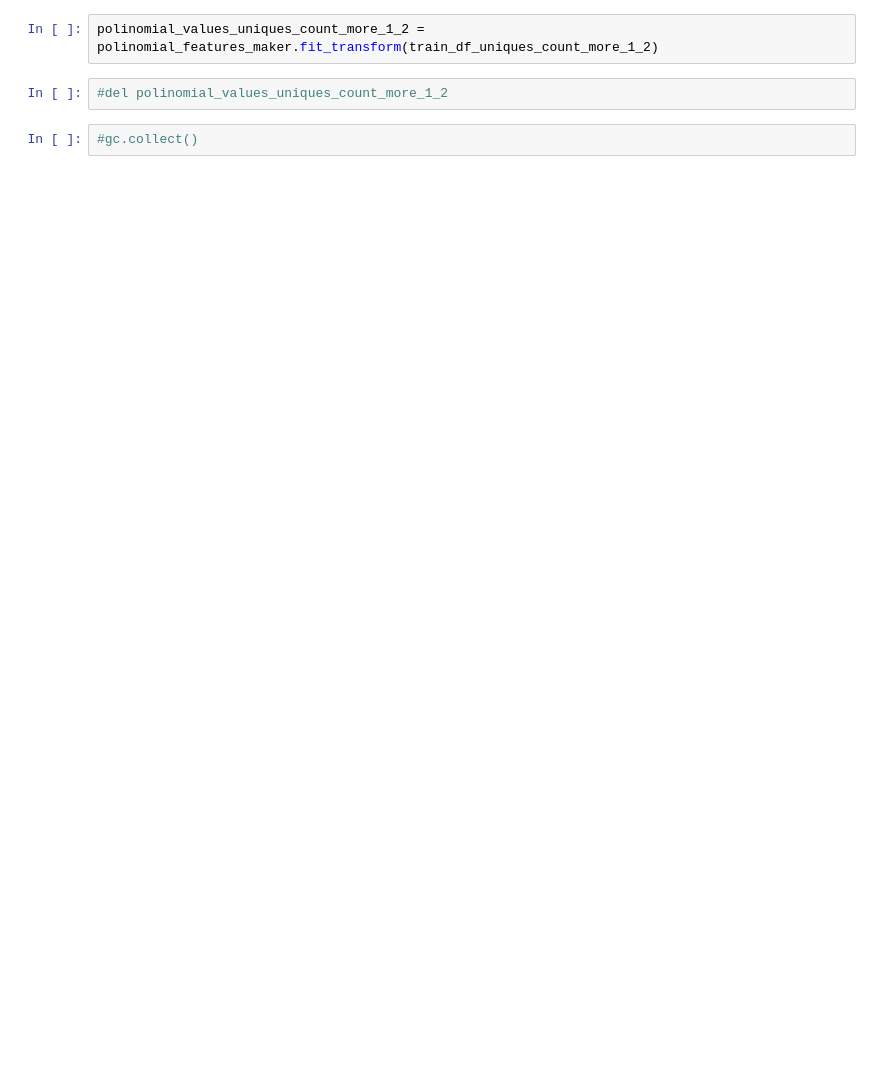
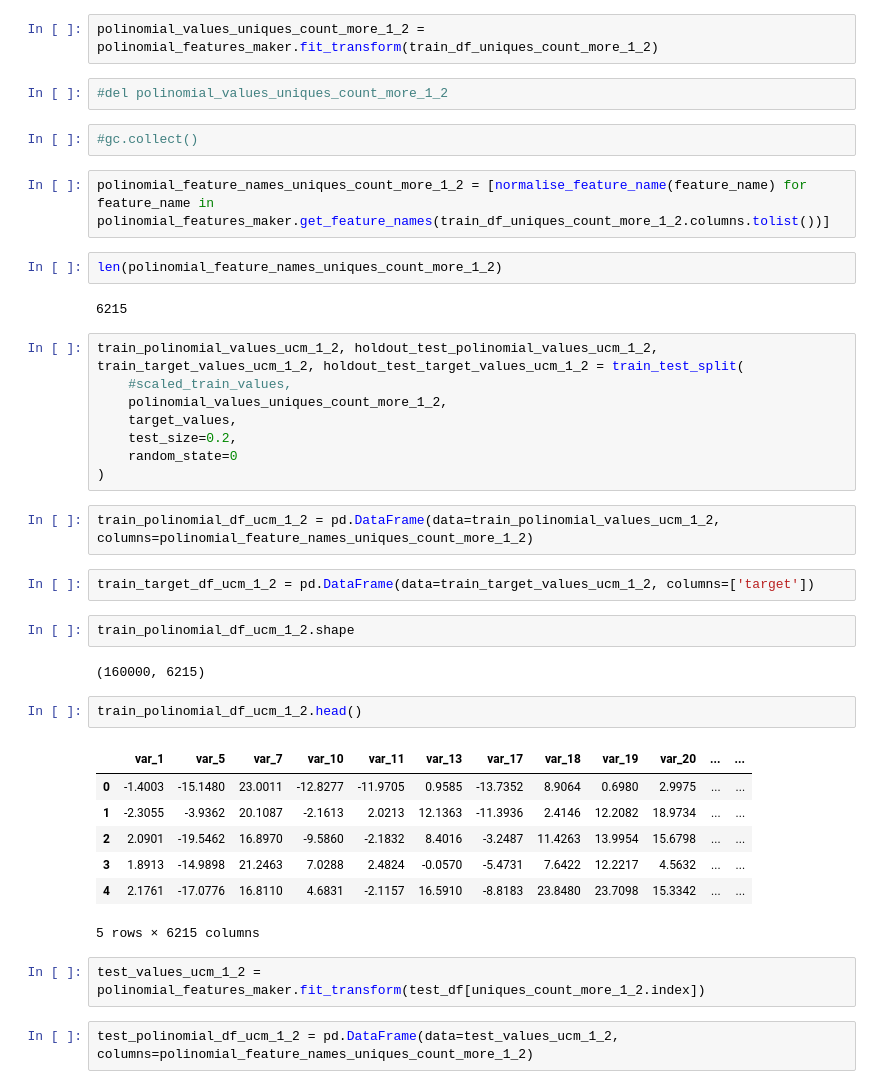
Before and after one commit to contemplat0r/Santander-Customer-Transaction-Prediction, a Jupyter notebook: sctp_gb_and_divided_features.ipynb, the cells around one changed output. Cells and saved outputs as stored; diff of their text form; blank space fills up the shorter version.

Commit message:
Continue preparation to exps with polinomial features (more 1/4 less 1/2)

```diff
--- a/sctp_gb_and_divided_features.ipynb
+++ b/sctp_gb_and_divided_features.ipynb
@@ -282,3 +379,39 @@ polinomial_values_uniques_count_more_1_2 = polinomial_features_maker.fit_transfo
 #del polinomial_values_uniques_count_more_1_2
 # %%
 #gc.collect()
+# %%
+polinomial_feature_names_uniques_count_more_1_2 = [normalise_feature_name(feature_name) for feature_name in polinomial_features_maker.get_feature_names(train_df_uniques_count_more_1_2.columns.tolist())]
+# %%
+len(polinomial_feature_names_uniques_count_more_1_2)
+# %% [output]
+6215
+# %%
+train_polinomial_values_ucm_1_2, holdout_test_polinomial_values_ucm_1_2, train_target_values_ucm_1_2, holdout_test_target_values_ucm_1_2 = train_test_split(
+    #scaled_train_values,
+    polinomial_values_uniques_count_more_1_2,
+    target_values,
+    test_size=0.2,
+    random_state=0
+)
+# %%
+train_polinomial_df_ucm_1_2 = pd.DataFrame(data=train_polinomial_values_ucm_1_2, columns=polinomial_feature_names_uniques_count_more_1_2)
+# %%
+train_target_df_ucm_1_2 = pd.DataFrame(data=train_target_values_ucm_1_2, columns=['target'])
+# %%
+train_polinomial_df_ucm_1_2.shape
+# %% [output]
+(160000, 6215)
+# %%
+train_polinomial_df_ucm_1_2.head()
+# %% [output]
+|  | var_1 | var_5 | var_7 | var_10 | var_11 | var_13 | var_17 | var_18 | var_19 | var_20 | ... | ... |
+| 0 | -1.4003 | -15.1480 | 23.0011 | -12.8277 | -11.9705 | 0.9585 | -13.7352 | 8.9064 | 0.6980 | 2.9975 | ... | ... |
+| 1 | -2.3055 | -3.9362 | 20.1087 | -2.1613 | 2.0213 | 12.1363 | -11.3936 | 2.4146 | 12.2082 | 18.9734 | ... | ... |
+| 2 | 2.0901 | -19.5462 | 16.8970 | -9.5860 | -2.1832 | 8.4016 | -3.2487 | 11.4263 | 13.9954 | 15.6798 | ... | ... |
+| 3 | 1.8913 | -14.9898 | 21.2463 | 7.0288 | 2.4824 | -0.0570 | -5.4731 | 7.6422 | 12.2217 | 4.5632 | ... | ... |
+| 4 | 2.1761 | -17.0776 | 16.8110 | 4.6831 | -2.1157 | 16.5910 | -8.8183 | 23.8480 | 23.7098 | 15.3342 | ... | ... |
+5 rows × 6215 columns
+# %%
+test_values_ucm_1_2 = polinomial_features_maker.fit_transform(test_df[uniques_count_more_1_2.index])
+# %%
+test_polinomial_df_ucm_1_2 = pd.DataFrame(data=test_values_ucm_1_2, columns=polinomial_feature_names_uniques_count_more_1_2)
```
Also changed, not shown: parts of 32 cells of this notebook.
